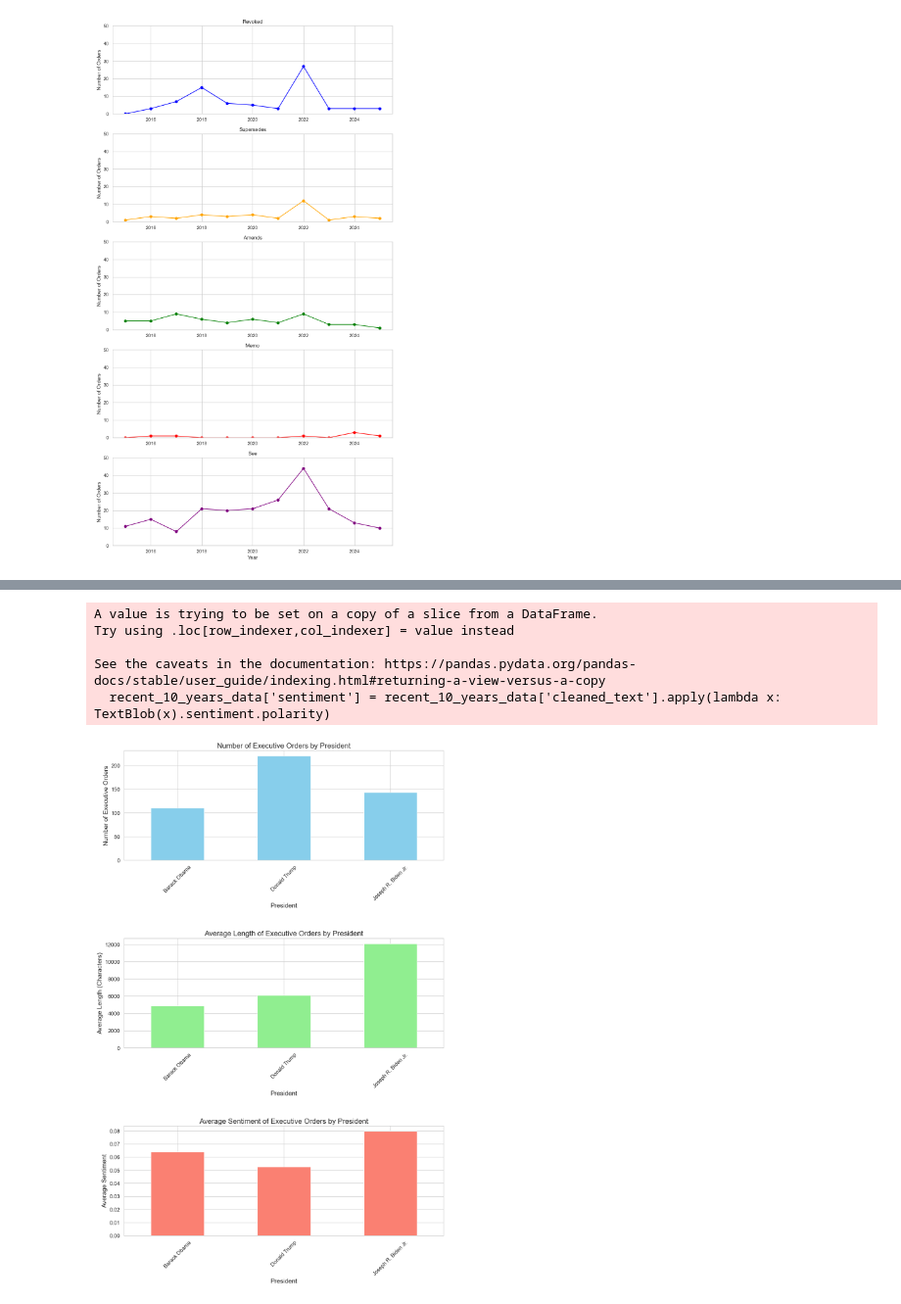
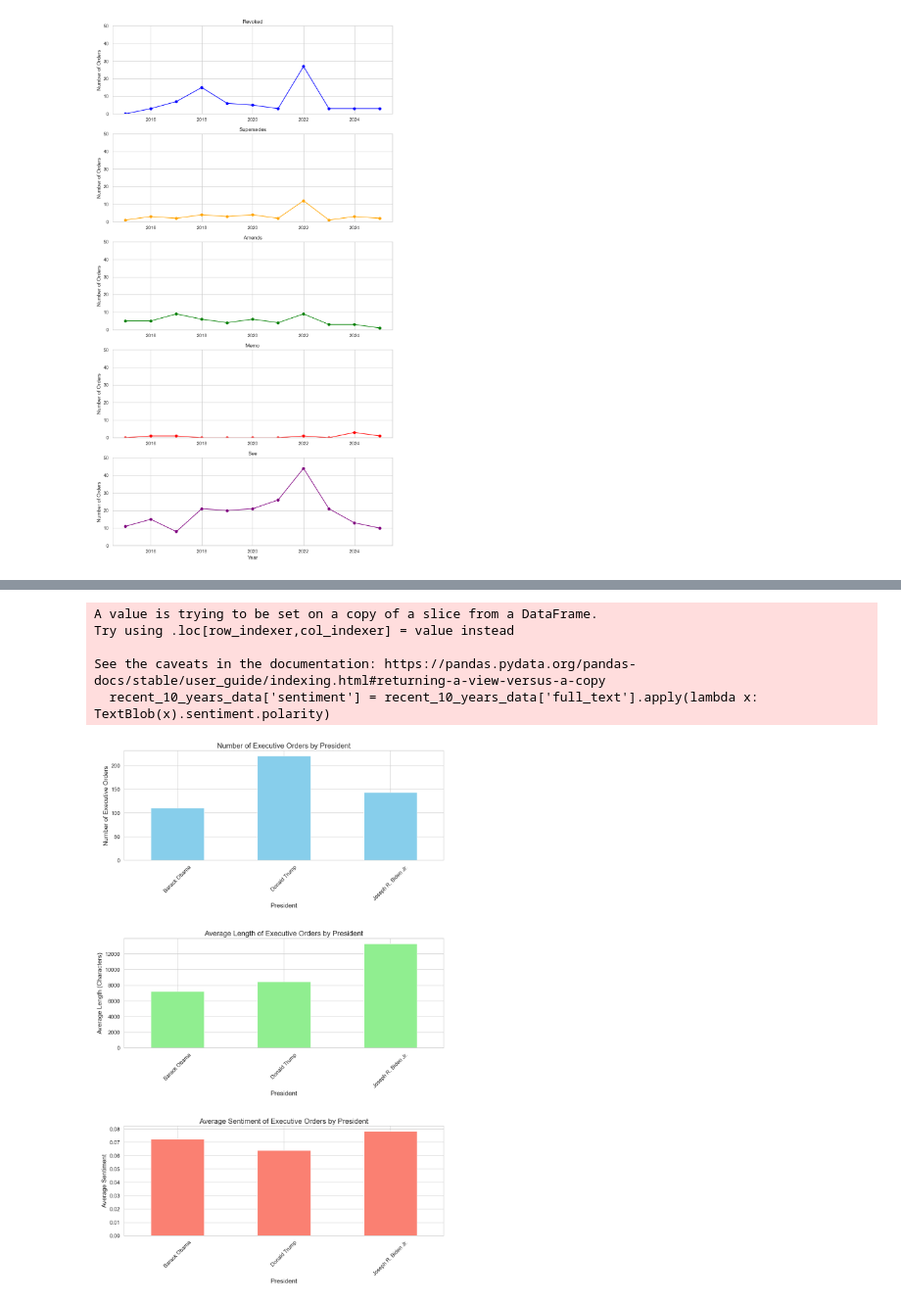
Before and after one commit to JiayingFang01/QMSS_IBM_Practicum, a Jupyter notebook: eda/EDA.ipynb, the cells around one changed output, grey strips where cells are left out. Shown at 98% size. Cells and saved outputs as stored; diff of their text form; code cells hidden in the pictures.

```diff
--- a/eda/EDA.ipynb
+++ b/eda/EDA.ipynb
@@ -39,0 +27,20 @@ data.head()
+# %%
+# Clean the data
+data['publication_date'] = pd.to_datetime(data['publication_date'])
+data['signing_date'] = pd.to_datetime(data['signing_date'])
+
+def extract_president_name(value):
+    if isinstance(value, str):
+        try:
+            # Parse the string as JSON and extract the 'name' key
+            return json.loads(value).get('name', value)
+        except json.JSONDecodeError:
+            # If the string is not JSON, return it as-is
+            return value
+    return value
+
+data['president'] = data['president'].apply(extract_president_name)
+
+data['executive_order_number'] = data['executive_order_number'].apply(
+    lambda x: str(int(x)) if pd.notnull(x) else x
+)
@@ -151,14 +180,15 @@ plt.show()
 # %% [output]
 [figure]
 # %%
+# Topic by year
 def preprocess(text):
     return text.lower().translate(str.maketrans('', '', string.punctuation))
 
-recent_10_years_data['cleaned_text'] = recent_10_years_data['cleaned_text'].apply(preprocess)
+recent_10_years_data['full_text'] = recent_10_years_data['full_text'].apply(preprocess)
 
 # Count Vectorization
 vectorizer = CountVectorizer(stop_words='english', max_features=1000)
-X = vectorizer.fit_transform(recent_10_years_data['cleaned_text'])
+X = vectorizer.fit_transform(recent_10_years_data['full_text'])
 
 # LDA Topic Modeling
 n_topics = 6
@@ -182,7 +212,7 @@ recent_10_years_data['category'] = [topic_names[label] for label in topic_labels
 # Display Texts in Each Topic
 for topic_id, topic_name in topic_names.items():
     print(f"\n--- Texts in Topic ({topic_name}) ---")
-    topic_texts = recent_10_years_data[recent_10_years_data['category'] == topic_name]['cleaned_text'].head(5)
+    topic_texts = recent_10_years_data[recent_10_years_data['category'] == topic_name]['full_text'].head(5)
     for idx, text in enumerate(topic_texts, 1):
         print(f"\nText {idx}:\n{text[:500]}...")
 
@@ -326,9 +357,10 @@ plt.show()
 # %% [output]
 [figure]
 # %%
+# Trend of Executive Order Text Length Over Time
 sns.set(style="whitegrid")
 
-recent_10_years_data['text_length'] = recent_10_years_data['cleaned_text'].str.len()
+recent_10_years_data['text_length'] = recent_10_years_data['full_text'].str.len()
 data_cleaned = recent_10_years_data[recent_10_years_data['text_length'] > 0]
 
 plt.figure(figsize=(12, 6))
@@ -356,15 +388,10 @@ See the caveats in the documentation: https://pandas.pydata.org/pandas-docs/stab
 # %%
-import matplotlib.pyplot as plt
-import seaborn as sns
-from textblob import TextBlob
-
+# Sentiment
 sns.set(style="whitegrid")
 
 # Define the order of presidents
 order = ['Barack Obama', 'Donald Trump', 'Joseph R. Biden Jr.']
-
-# Create subplots
-fig, axs = plt.subplots(nrows=3, ncols=1, figsize=(12, 18))  # Taller figure for larger plots
+fig, axs = plt.subplots(nrows=3, ncols=1, figsize=(12, 18))
 
 # Plot 1: Number of Executive Orders by President
 president_counts = recent_10_years_data['president'].value_counts().reindex(order)
@@ -373,37 +400,34 @@ axs[0].set_title('Number of Executive Orders by President', fontsize=16)
 axs[0].set_xlabel('President', fontsize=14)
 axs[0].set_ylabel('Number of Executive Orders', fontsize=14)
 axs[0].tick_params(axis='x', rotation=45, labelsize=12)
 axs[0].tick_params(axis='y', labelsize=12)
 
 # Plot 2: Average Length of Executive Orders by President
 average_length = recent_10_years_data.groupby('president')['text_length'].mean().reindex(order)
 average_length.plot(kind='bar', color='lightgreen', ax=axs[1])
 axs[1].set_title('Average Length of Executive Orders by President', fontsize=16)
 axs[1].set_xlabel('President', fontsize=14)
 axs[1].set_ylabel('Average Length (Characters)', fontsize=14)
 axs[1].tick_params(axis='x', rotation=45, labelsize=12)
 axs[1].tick_params(axis='y', labelsize=12)
 
 # Plot 3: Average Sentiment of Executive Orders by President
-recent_10_years_data['sentiment'] = recent_10_years_data['cleaned_text'].apply(lambda x: TextBlob(x).sentiment.polarity)
+recent_10_years_data['sentiment'] = recent_10_years_data['full_text'].apply(lambda x: TextBlob(x).sentiment.polarity)
 average_sentiment = recent_10_years_data.groupby('president')['sentiment'].mean().reindex(order)
 average_sentiment.plot(kind='bar', color='salmon', ax=axs[2])
 axs[2].set_title('Average Sentiment of Executive Orders by President', fontsize=16)
 axs[2].set_xlabel('President', fontsize=14)
 axs[2].set_ylabel('Average Sentiment', fontsize=14)
 axs[2].tick_params(axis='x', rotation=45, labelsize=12)
 axs[2].tick_params(axis='y', labelsize=12)
 
-# Adjust layout
 plt.tight_layout(pad=4)
-
-# Display the plot
 plt.show()
 # %% [output]
 A value is trying to be set on a copy of a slice from a DataFrame.
 Try using .loc[row_indexer,col_indexer] = value instead
 
 See the caveats in the documentation: https://pandas.pydata.org/pandas-docs/stable/user_guide/indexing.html#returning-a-view-versus-a-copy
-  recent_10_years_data['sentiment'] = recent_10_years_data['cleaned_text'].apply(lambda x: TextBlob(x).sentiment.polarity)
+  recent_10_years_data['sentiment'] = recent_10_years_data['full_text'].apply(lambda x: TextBlob(x).sentiment.polarity)
-[figure, old version]
+[figure, new version]
 # %%
```
Also changed, not shown: parts of 19 cells of this notebook, 1 other file.
